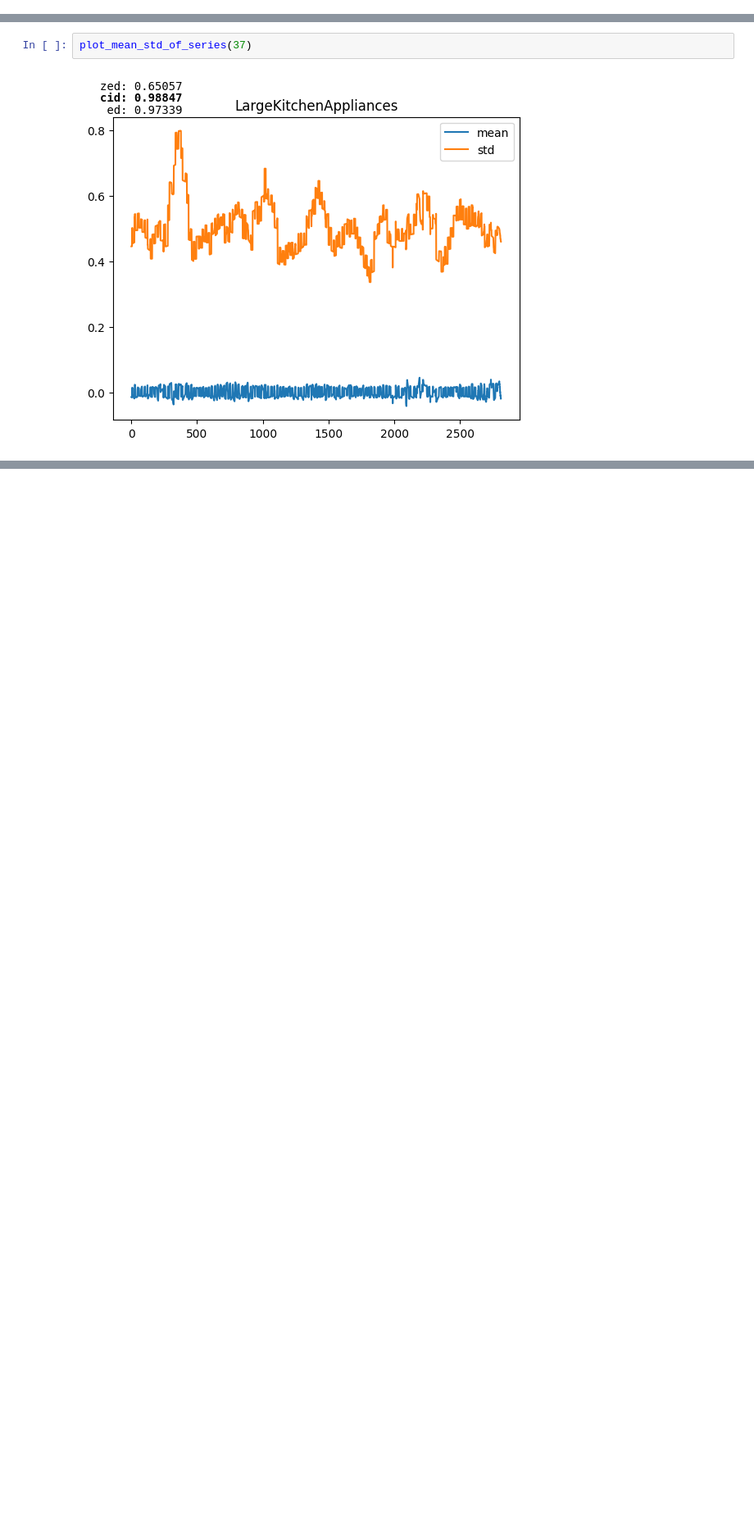
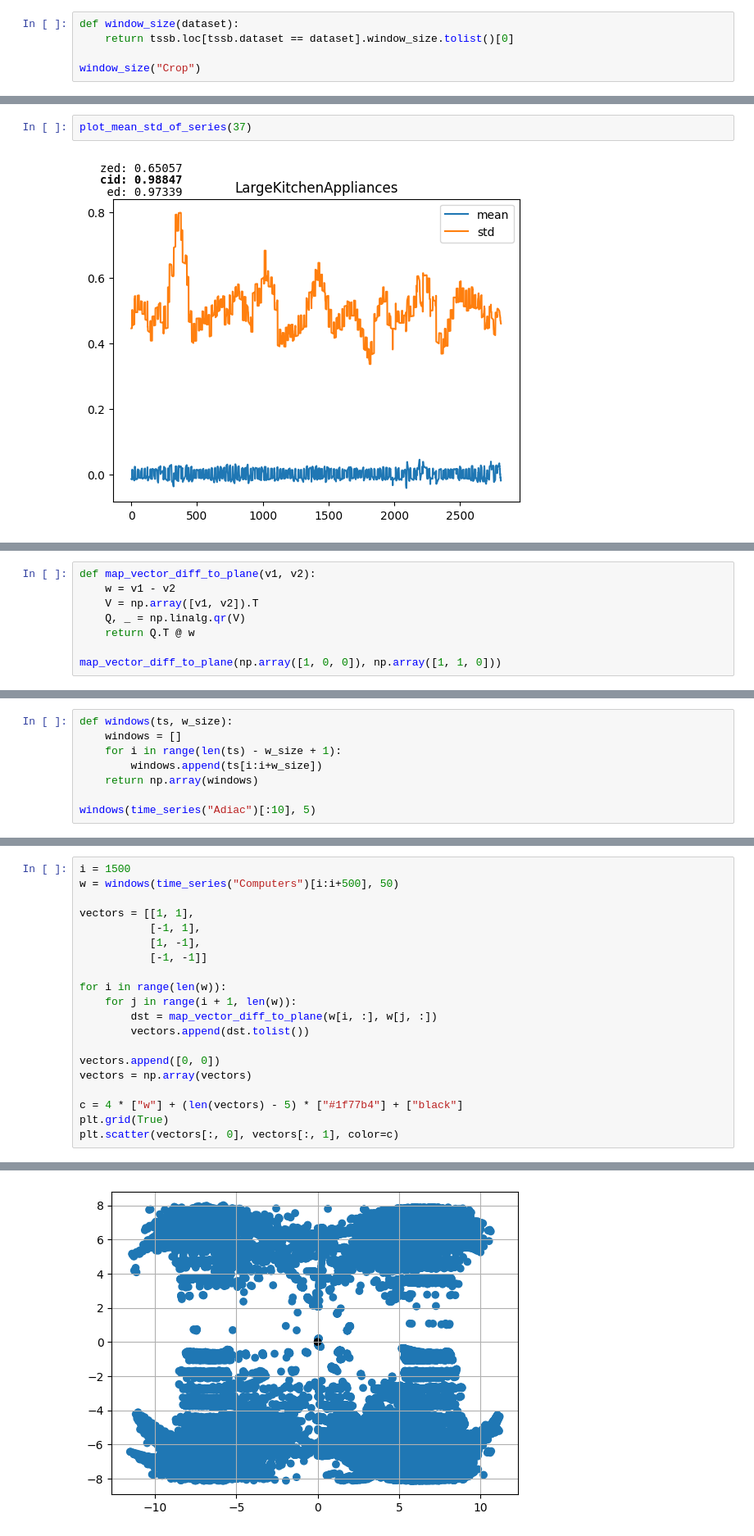
Before and after one commit to JaasperK/oracle, a Jupyter notebook: notebooks/oracle.ipynb, the cells around one changed output, grey strips where cells are left out. Shown at 82% size. Saved outputs shown, nothing was run; the diff lists cells and outputs as text; blank space fills up the shorter version.

```diff
--- a/notebooks/oracle.ipynb
+++ b/notebooks/oracle.ipynb
@@ -149,3 +118,8 @@ time_series("BeetleFly")
 # %% [output]
 array([1.114805, 0.774403, 0.477129, ..., 0.094708, 0.584328, 1.118003],
       shape=(2560,))
+# %%
+def window_size(dataset):
+    return tssb.loc[tssb.dataset == dataset].window_size.tolist()[0]
+
+window_size("Crop")
@@ -254,0 +285,8 @@ plot_mean_std_of_series(37)
+# %%
+def map_vector_diff_to_plane(v1, v2):
+    w = v1 - v2
+    V = np.array([v1, v2]).T
+    Q, _ = np.linalg.qr(V)
+    return Q.T @ w
+
+map_vector_diff_to_plane(np.array([1, 0, 0]), np.array([1, 1, 0]))
@@ -254,0 +295,8 @@ plot_mean_std_of_series(37)
+# %%
+def windows(ts, w_size):
+    windows = []
+    for i in range(len(ts) - w_size + 1):
+        windows.append(ts[i:i+w_size])
+    return np.array(windows)
+
+windows(time_series("Adiac")[:10], 5)
@@ -254,0 +310,21 @@ plot_mean_std_of_series(37)
+# %%
+i = 1500
+w = windows(time_series("Computers")[i:i+500], 50)
+
+vectors = [[1, 1],
+           [-1, 1],
+           [1, -1],
+           [-1, -1]]
+
+for i in range(len(w)):
+    for j in range(i + 1, len(w)):
+        dst = map_vector_diff_to_plane(w[i, :], w[j, :])
+        vectors.append(dst.tolist())
+
+vectors.append([0, 0])
+vectors = np.array(vectors)
+
+c = 4 * ["w"] + (len(vectors) - 5) * ["#1f77b4"] + ["black"]
+plt.grid(True)
+plt.scatter(vectors[:, 0], vectors[:, 1], color=c)
+# %% [output]
@@ -254,0 +332 @@ plot_mean_std_of_series(37)
+[figure, added]
```
Also changed, not shown: parts of 16 cells of this notebook.
